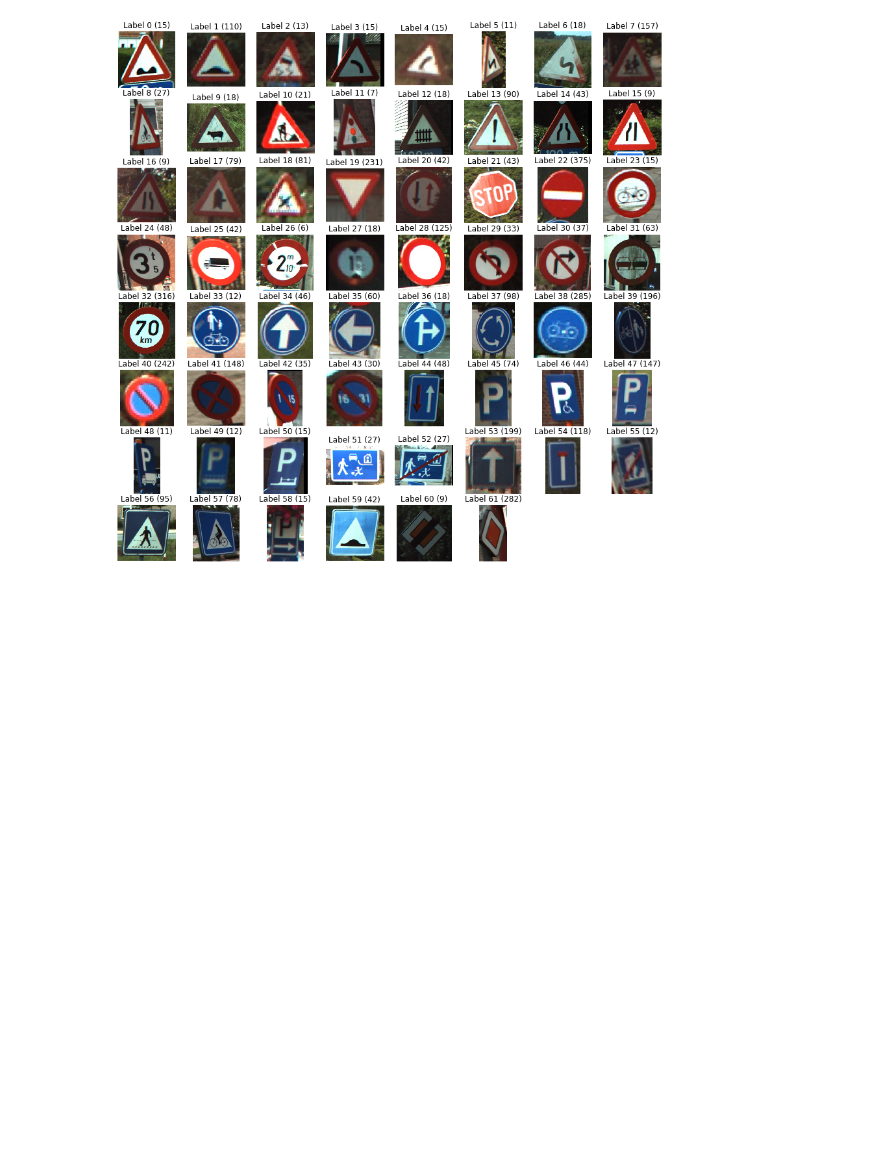
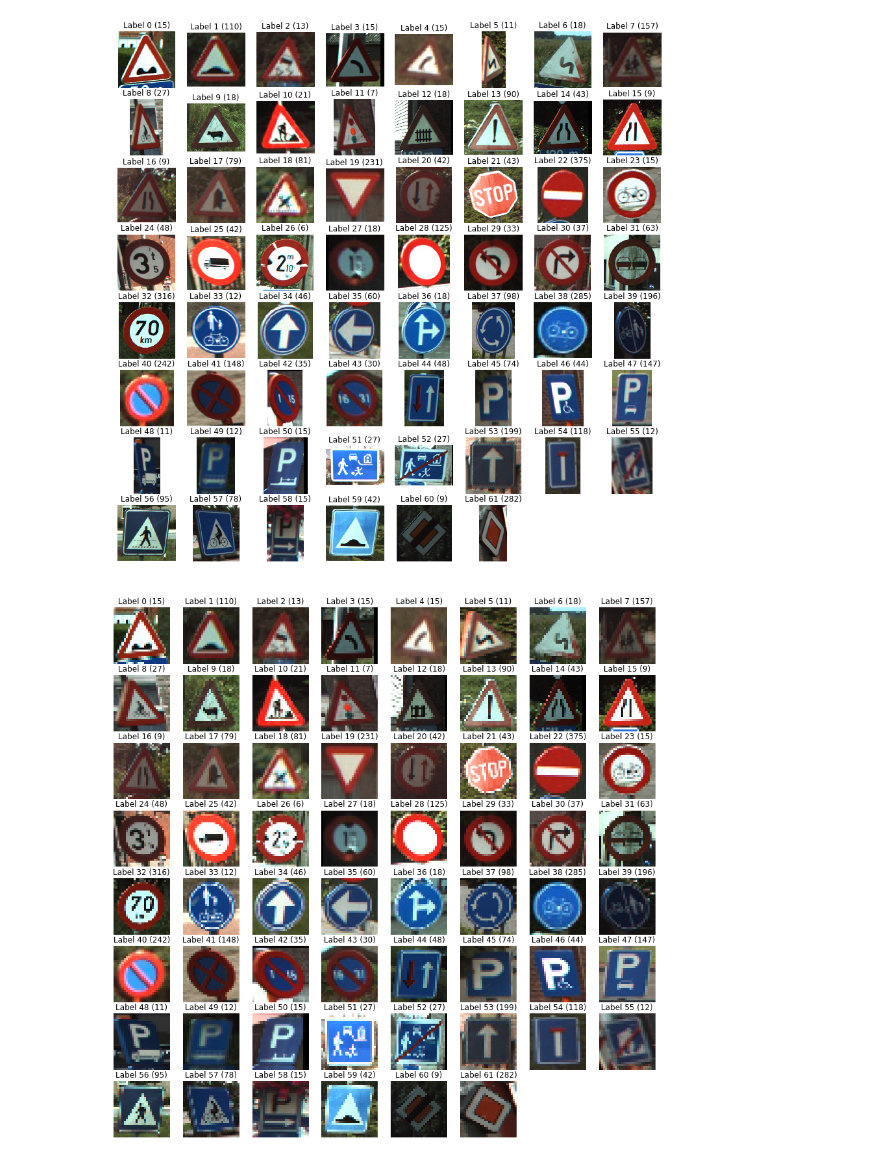
Before and after one commit to MichelBecerra/cap_tensorflow, a Jupyter notebook: Belgian_Traffic_Signs.ipynb, the cells around one changed output. Cells and saved outputs as stored; diff of their text form; code cells hidden in the pictures; blank space fills up the shorter version.

```diff
--- a/Belgian_Traffic_Signs.ipynb
+++ b/Belgian_Traffic_Signs.ipynb
@@ -166,3 +166,41 @@ plt.show()
 <matplotlib.figure.Figure at 0x...>
 <matplotlib.figure.Figure at 0x...>
 [figure]
+# %%
+# Import the `transform` module from `skimage`
+from skimage import transform
+
+# Rescale the images in the `images` array
+images28 = [transform.resize(image, (28, 28),  mode='constant') for image in images]
+# %%
+# Import the `pyplot` module as `plt`
+import matplotlib.pyplot as plt
+
+# Get the unique labels
+unique_labels = set(labels)
+
+# Initialize the figure
+plt.figure(figsize=(15, 15))
+
+# Set a counter
+i = 1
+
+# For each unique label,
+for label in unique_labels:
+    # You pick the first image for each label
+    image = images28[labels.index(label)]
+    # Define 64 subplots
+    plt.subplot(8, 8, i)
+    # Don't include axes
+    plt.axis('off')
+    # Add a title to each subplot
+    plt.title("Label {0} ({1})".format(label, labels.count(label)))
+    # Add 1 to the counter
+    i += 1
+    # And you plot this first image
+    plt.imshow(image)
+
+# Show the plot
+plt.show()
+# %% [output]
+[figure, added]
```
Also changed, not shown: parts of 9 cells of this notebook.
